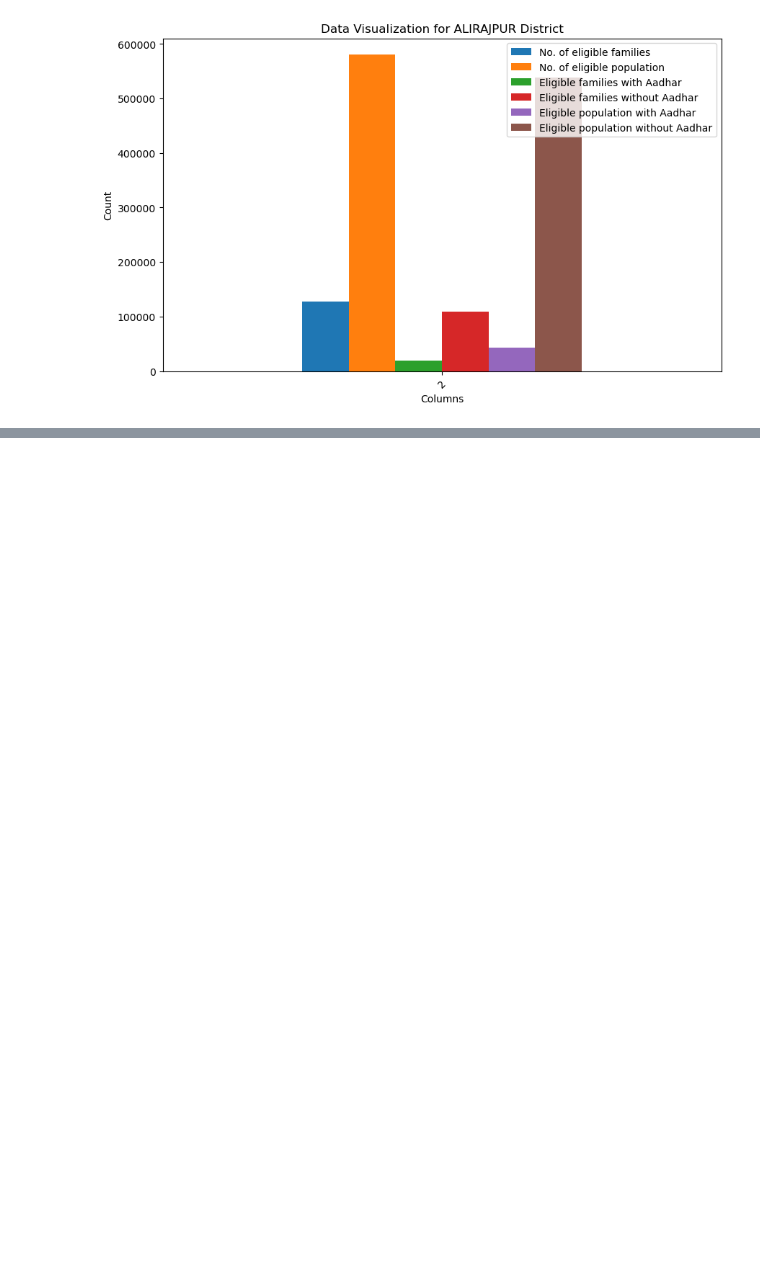
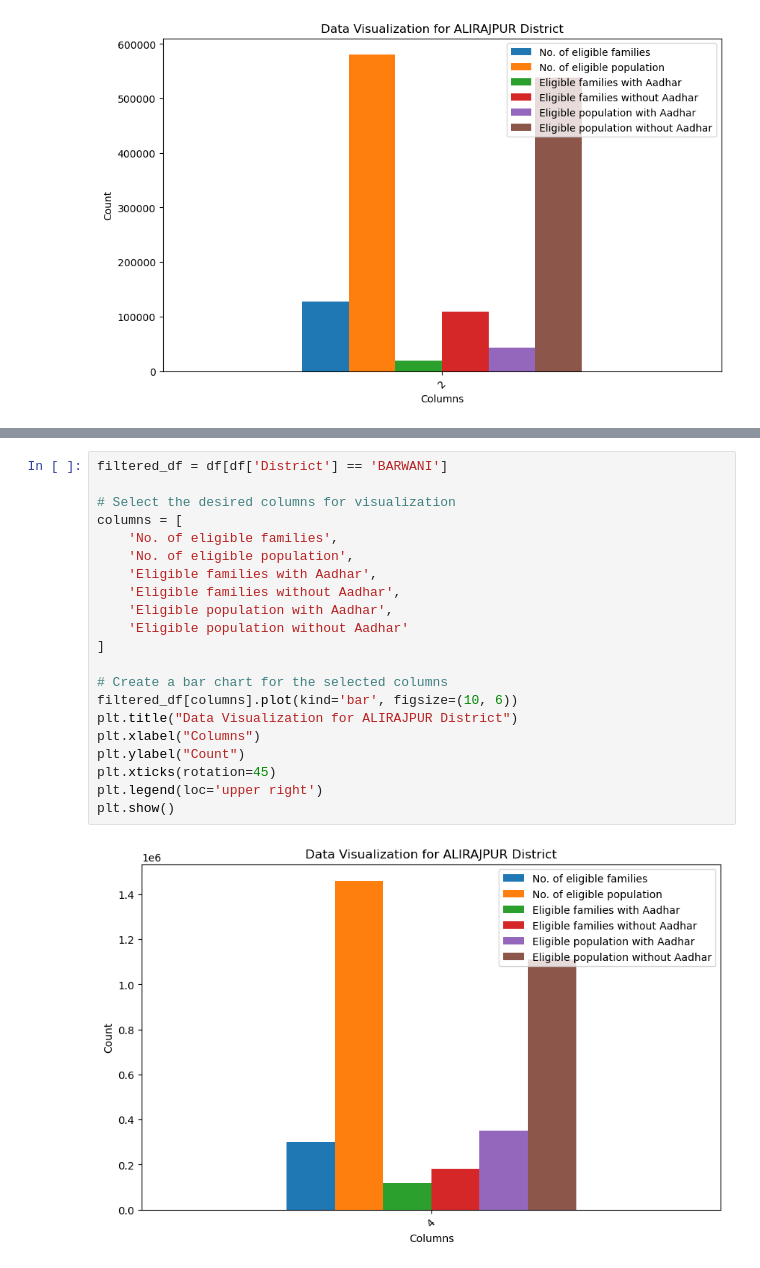
Before and after one commit to BS-World/Kaggle-Project, a Jupyter notebook: aadhar-households-covered-under-nfsa-2013-of-m-p.ipynb, the cells around one changed output, grey strips where cells are left out. Drawn from its saved outputs; the diff is of its cells as text; blank space fills up the shorter version.

```diff
--- a/aadhar-households-covered-under-nfsa-2013-of-m-p.ipynb
+++ b/aadhar-households-covered-under-nfsa-2013-of-m-p.ipynb
@@ -326,0 +466,23 @@ plt.show()
+# %%
+filtered_df = df[df['District'] == 'BARWANI']
+
+# Select the desired columns for visualization
+columns = [
+    'No. of eligible families',
+    'No. of eligible population',
+    'Eligible families with Aadhar',
+    'Eligible families without Aadhar',
+    'Eligible population with Aadhar',
+    'Eligible population without Aadhar'
+]
+
+# Create a bar chart for the selected columns
+filtered_df[columns].plot(kind='bar', figsize=(10, 6))
+plt.title("Data Visualization for ALIRAJPUR District")
+plt.xlabel("Columns")
+plt.ylabel("Count")
+plt.xticks(rotation=45)
+plt.legend(loc='upper right')
+plt.show()
+# %% [output]
+[figure, added]
```
Also changed, not shown: parts of 44 cells of this notebook.
